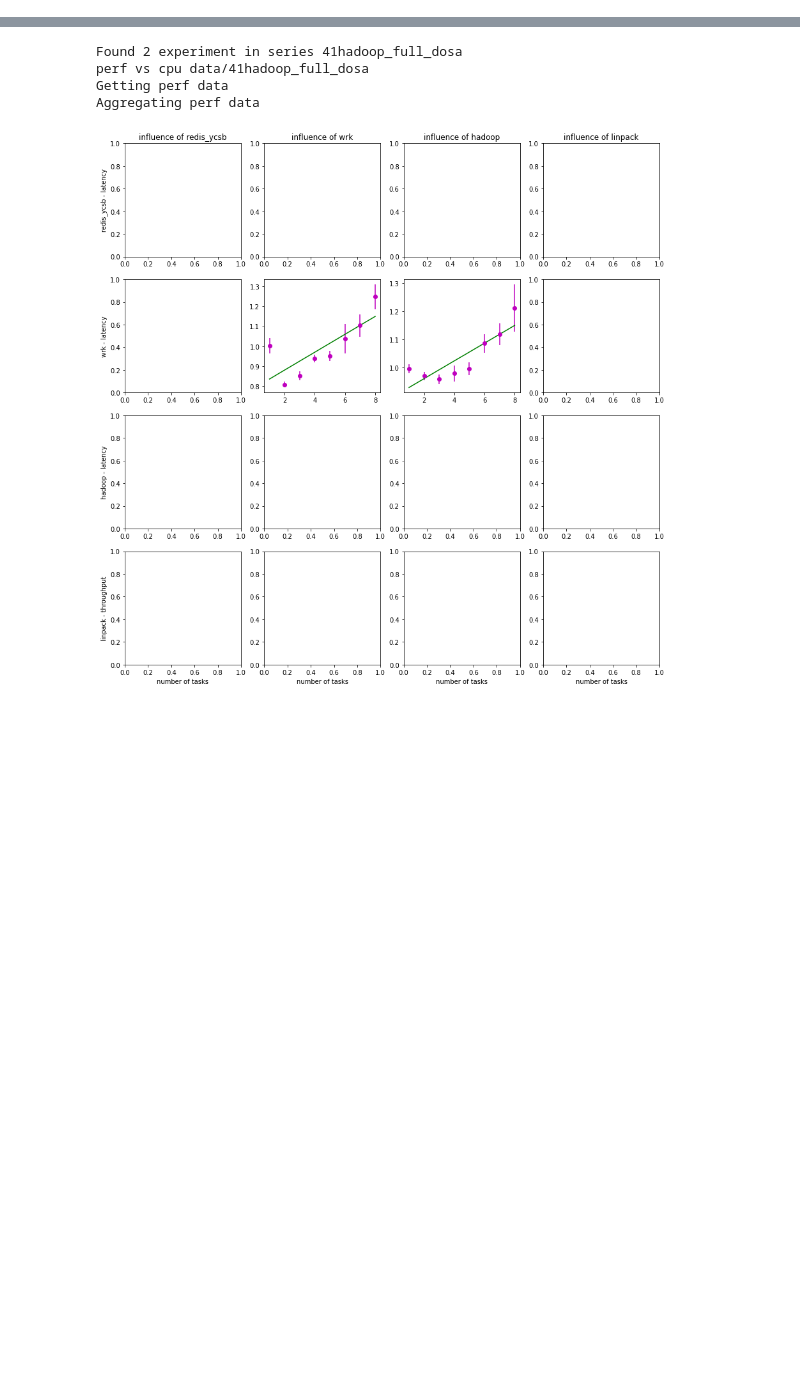
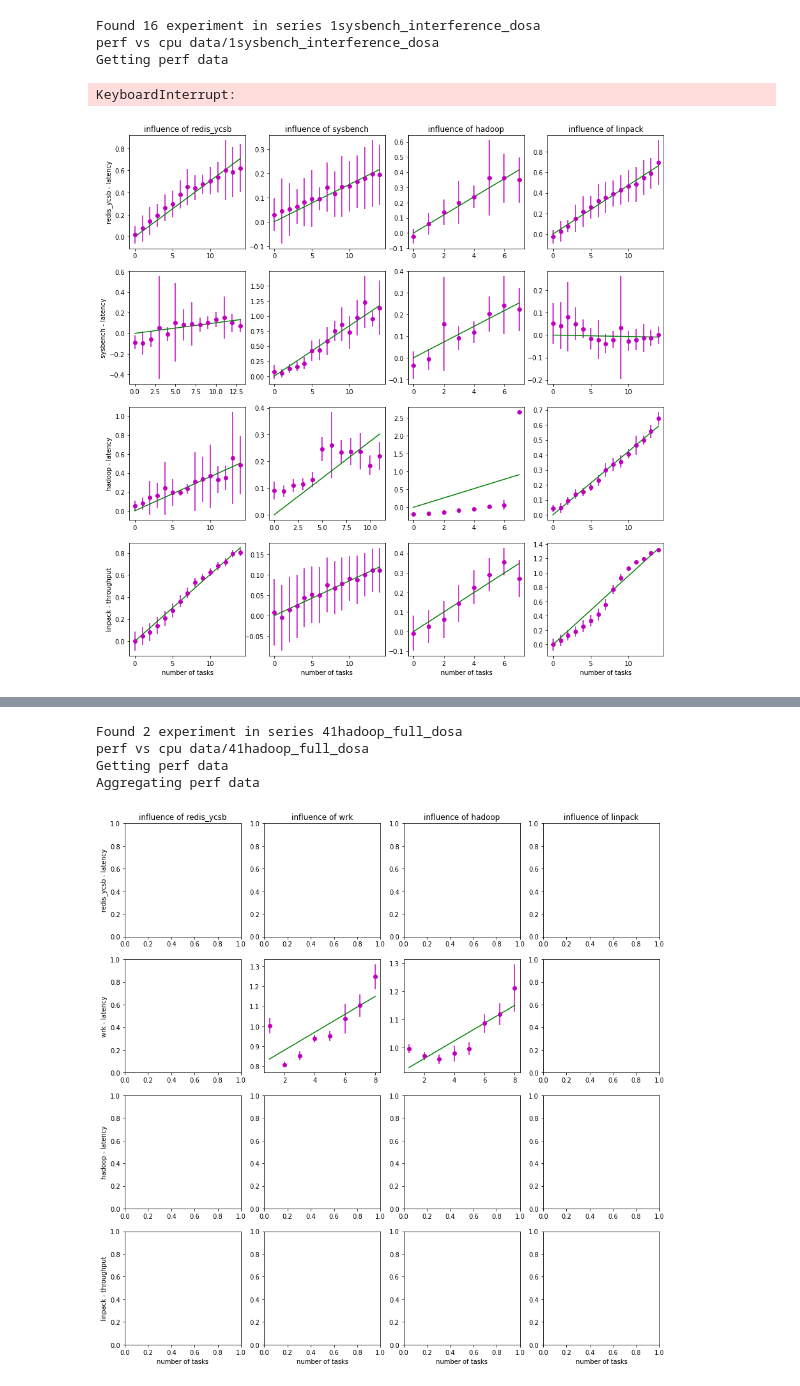
Before and after one commit to pawelzell/cbtool, a Jupyter notebook: myscripts/Interference observation.ipynb, the cells around one changed output, grey strips where cells are left out. Drawn from its saved outputs; the diff is of its cells as text; code cells hidden in the pictures; blank space fills up the shorter version.

```diff
--- a/myscripts/Interference observation.ipynb
+++ b/myscripts/Interference observation.ipynb
@@ -120,2 +122,16 @@ printPerfVsCpuMultipleSeries([s0])
+# %%
+s1 = analyzeInterferenceHelper("1sysbench_interference_dosa", ("redis_ycsb", "sysbench", "hadoop", "linpack"),
+                              skip_cpu=True)
+# %% [output]
+Found 16 experiment in series 1sysbench_interference_dosa
+perf vs cpu data/1sysbench_interference_dosa
+Getting perf data
+KeyboardInterrupt:
+# %%
+task_pair_to_task_limit = {("sysbench", "redis_ycsb"): 14}
+analyzeInterferenceGrid(s1, inverse_throughput_y=True, fit_intercept=False,
+                        task_pair_to_task_limit=task_pair_to_task_limit)
+# %% [output]
+[figure, added]
 # %%
 s0 = analyzeInterferenceHelper("0sysbench_interference_baati", ("redis_ycsb", "sysbench", "hadoop", "linpack"),
```
Also changed, not shown: parts of 16 cells of this notebook, 4 other files.
